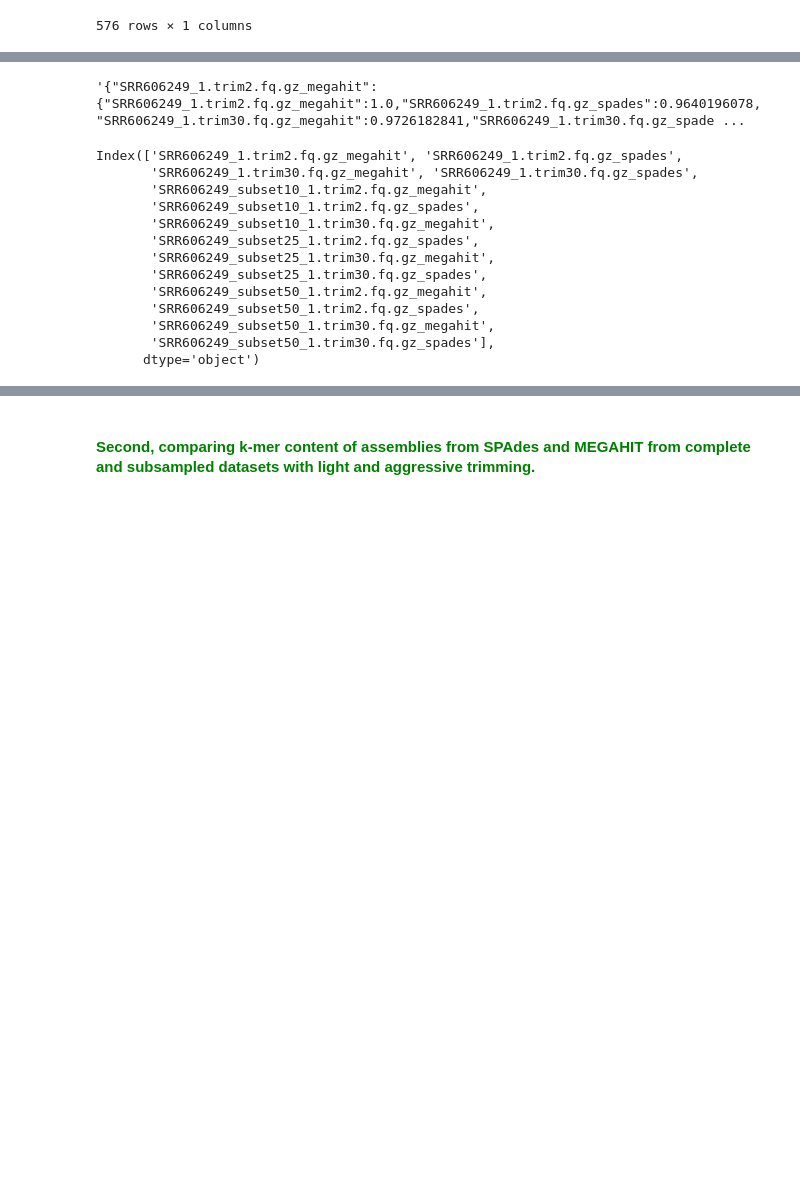
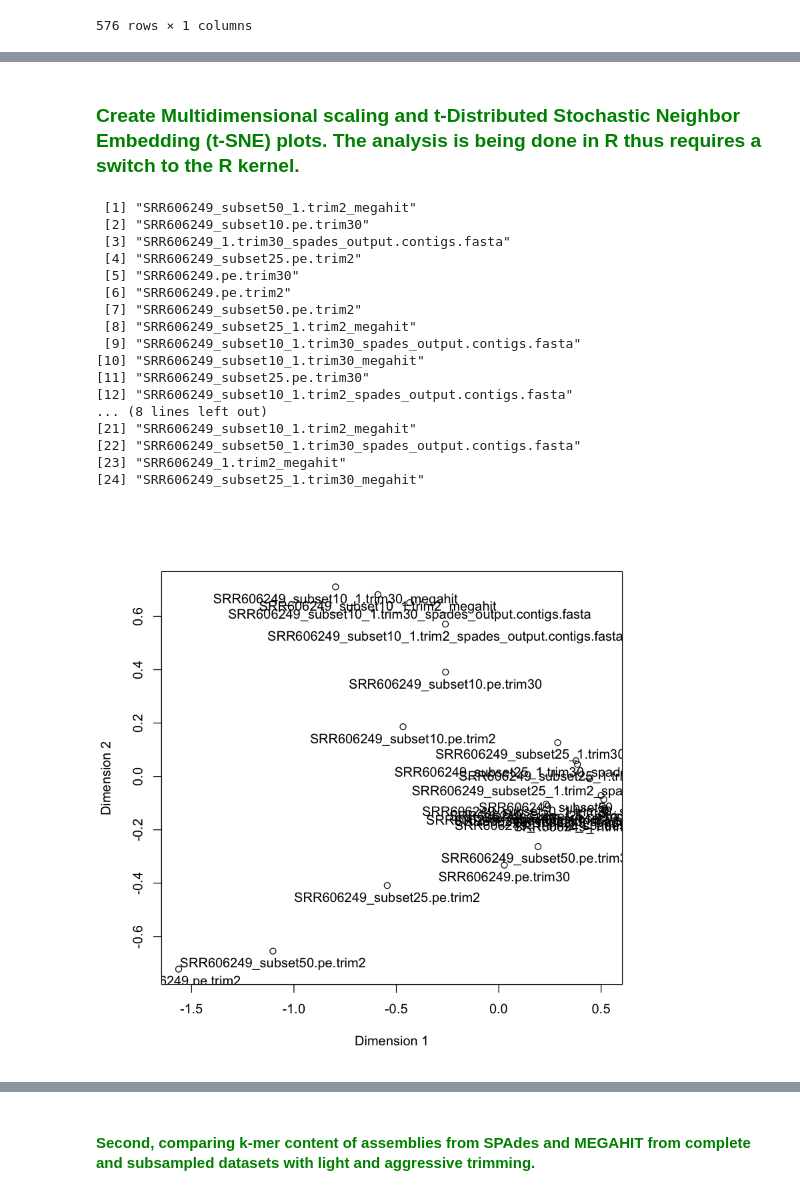
Before and after one commit to dahak-metagenomics/dahak, a Jupyter notebook: workflows/comparison/Metagenome_kmer_content_comparison.ipynb, the cells around one changed output, grey strips where cells are left out. Saved outputs shown, nothing was run; the diff lists cells and outputs as text; code cells hidden in the pictures; blank space fills up the shorter version.

```diff
--- a/workflows/comparison/Metagenome_kmer_content_comparison.ipynb
+++ b/workflows/comparison/Metagenome_kmer_content_comparison.ipynb
@@ -246,50 +222,50 @@ import json
-# %%
-data = output.to_json(orient='index')
-data
-# %% [output]
-'{"SRR606249_1.trim2.fq.gz_megahit":{"SRR606249_1.trim2.fq.gz_megahit":1.0,"SRR606249_1.trim2.fq.gz_spades":0.9640196078,"SRR606249_1.trim30.fq.gz_megahit":0.9726182841,"SRR606249_1.trim30.fq.gz_spade ...
-# %%
-output.keys()
-# %% [output]
-Index(['SRR606249_1.trim2.fq.gz_megahit', 'SRR606249_1.trim2.fq.gz_spades',
-       'SRR606249_1.trim30.fq.gz_megahit', 'SRR606249_1.trim30.fq.gz_spades',
-       'SRR606249_subset10_1.trim2.fq.gz_megahit',
-       'SRR606249_subset10_1.trim2.fq.gz_spades',
-       'SRR606249_subset10_1.trim30.fq.gz_megahit',
-       'SRR606249_subset25_1.trim2.fq.gz_spades',
-       'SRR606249_subset25_1.trim30.fq.gz_megahit',
-       'SRR606249_subset25_1.trim30.fq.gz_spades',
-       'SRR606249_subset50_1.trim2.fq.gz_megahit',
-       'SRR606249_subset50_1.trim2.fq.gz_spades',
-       'SRR606249_subset50_1.trim30.fq.gz_megahit',
-       'SRR606249_subset50_1.trim30.fq.gz_spades'],
-      dtype='object')
+# %% [markdown]
+### <font color='green'>Create Multidimensional scaling and t-Distributed Stochastic Neighbor Embedding (t-SNE) plots. The analysis is being done in R thus requires a switch to the R kernel. <font>
 # %%
-install.packages("plotly")
-library(plotly, warn.conflicts = FALSE)
+#install.packages("plotly")
+#library(plotly, warn.conflicts = FALSE)
 sourmash_comp_matrix <- read.csv("SRR606249.pe.trim2and30_reads_and_contigs_comparison.k51.csv")
 
 # Label the rows
 rownames(sourmash_comp_matrix) <- colnames(sourmash_comp_matrix)
 
 # Transform for plotting
 sourmash_comp_matrix <- as.matrix(sourmash_comp_matrix)
 
 fit <- dist(sourmash_comp_matrix)
 fit <- cmdscale(fit)
 
-#row.names(fit) <- gsub(".fq.gz", "", row.names(fit))
-#row.names(fit) <- gsub("X.data.osfstorage.assembly.", "", row.names(fit))
-#row.names(fit) <- gsub("X.data", "", row.names(fit))
-#row.names(fit) <- gsub("_output.final.contigs.fa", "", row.names(fit))
-#row.names(fit)
+#Clean up names
+row.names(fit) <- gsub(".fq.gz", "", row.names(fit))
+row.names(fit) <- gsub("X.data.osfstorage.assembly.", "", row.names(fit))
+row.names(fit) <- gsub("X.data.", "", row.names(fit))
+row.names(fit) <- gsub("_output.final.contigs.fa", "", row.names(fit))
+row.names(fit)
 
+# Fit data and plot
 x <- fit[, 1]
 y <- fit[, 2]
+plot(fit[ , 1], fit[ , 2], xlab = "Dimension 1", ylab = "Dimension 2")
 text(fit[,1:2], labels = row.names(fit), pos = 1)
-p
-#p <- plot_ly(fit[ , 1], fit[ , 2], xlab = "Dimension 1", ylab = "Dimension 2")
-p
+# %% [output]
+ [1] "SRR606249_subset50_1.trim2_megahit"
+ [2] "SRR606249_subset10.pe.trim30"
+ [3] "SRR606249_1.trim30_spades_output.contigs.fasta"
+ [4] "SRR606249_subset25.pe.trim2"
+ [5] "SRR606249.pe.trim30"
+ [6] "SRR606249.pe.trim2"
+ [7] "SRR606249_subset50.pe.trim2"
+ [8] "SRR606249_subset25_1.trim2_megahit"
+ [9] "SRR606249_subset10_1.trim30_spades_output.contigs.fasta"
+[10] "SRR606249_subset10_1.trim30_megahit"
+[11] "SRR606249_subset25.pe.trim30"
+[12] "SRR606249_subset10_1.trim2_spades_output.contigs.fasta"
+... (8 lines left out)
+[21] "SRR606249_subset10_1.trim2_megahit"
+[22] "SRR606249_subset50_1.trim30_spades_output.contigs.fasta"
+[23] "SRR606249_1.trim2_megahit"
+[24] "SRR606249_subset25_1.trim30_megahit"
+[figure, added]
 # %%
 # Create tsne
 install.packages("Rtsne")
```
Also changed, not shown: parts of 6 cells of this notebook.
